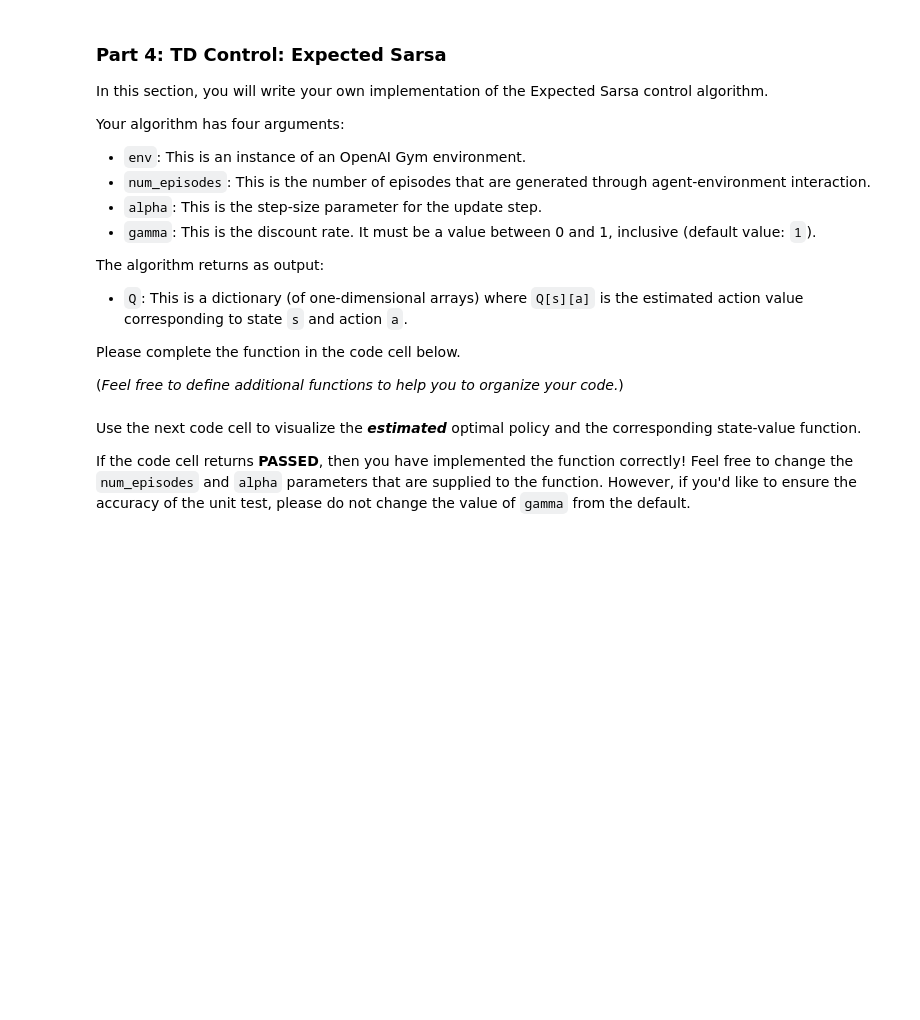
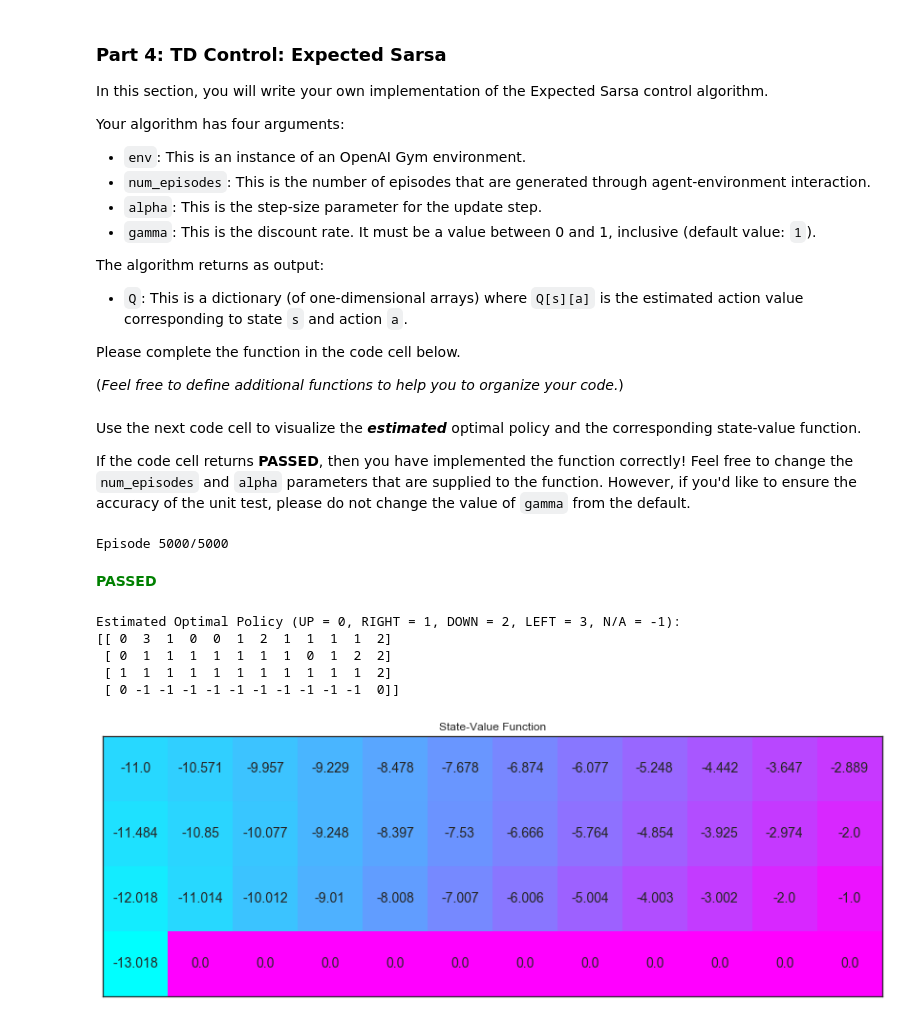
Before and after one commit to AprilYoungs/Deep-learning, a Jupyter notebook: RL/tutorials/temporal_diff_method/Temporal_Difference.ipynb, the cells around one changed output. Cells and saved outputs as stored; diff of their text form; code cells hidden in the pictures; blank space fills up the shorter version.

```diff
--- a/RL/tutorials/temporal_diff_method/Temporal_Difference.ipynb
+++ b/RL/tutorials/temporal_diff_method/Temporal_Difference.ipynb
@@ -159,6 +196,20 @@ def sarsa(env, num_episodes, alpha, gamma=1.0):
             sys.stdout.flush()
 
         ## TODO: complete the function
+        # 0~1
+        epsilon = 1/i_episode
+
+        state = env.reset()
+        action = choose_action(Q[state], epsilon, env.nA)
+        t = 0
+        while True:
+            state_new, reward, done, info = env.step(action)
+            action_new = choose_action(Q[state_new], epsilon, env.nA)
+            Q[state][action] += alpha*(reward + gamma*Q[state_new][action_new] - Q[state][action])
+            state, action = state_new, action_new
+            t += 1
+            if done or t > 300:
+                break
 
     return Q
 # %% [markdown]
@@ -207,6 +267,17 @@ def q_learning(env, num_episodes, alpha, gamma=1.0):
             sys.stdout.flush()
 
         ## TODO: complete the function
+        epsilon = max(1-i_episode*0.001, 0)
+        state = env.reset()
+        t = 0
+        while True:
+            action = choose_action(Q[state], epsilon, env.nA)
+            state_new, reward, done, info = env.step(action)
+            Q[state][action] += alpha*(reward + gamma*np.max(Q[state_new]) - Q[state][action])
+            state = state_new
+            t += 1
+            if done or t > 300:
+                break
 
     return Q
 # %% [markdown]
@@ -254,6 +334,18 @@ def expected_sarsa(env, num_episodes, alpha, gamma=1.0):
             sys.stdout.flush()
 
         ## TODO: complete the function
+        epsilon = 1/i_episode
+        state = env.reset()
+        t = 0
+        while True:
+            action = choose_action(Q[state], epsilon, env.nA)
+            state_new, reward, done, info = env.step(action)
+            expacted_sarsa = np.dot(make_policy(Q[state_new], epsilon, env.nA),Q[state_new])
+            Q[state][action] += alpha*(reward + gamma*expacted_sarsa - Q[state][action])
+            state = state_new
+            t += 1
+            if done or t > 300:
+                break
 
     return Q
 # %% [markdown]
@@ -262,13 +354,22 @@ Use the next code cell to visualize the **_estimated_** optimal policy and the c
 If the code cell returns **PASSED**, then you have implemented the function correctly!  Feel free to change the `num_episodes` and `alpha` parameters that are supplied to the function.  However, if you'd like to ensure the accuracy of the unit test, please do not change the value of `gamma` from the default.
 # %%
 # obtain the estimated optimal policy and corresponding action-value function
-Q_expsarsa = expected_sarsa(env, 10000, 1)
+Q_expsarsa = expected_sarsa(env, 5000, 0.1)
 
 # print the estimated optimal policy
 policy_expsarsa = np.array([np.argmax(Q_expsarsa[key]) if key in Q_expsarsa else -1 for key in np.arange(48)]).reshape(4,12)
 check_test.run_check('td_control_check', policy_expsarsa)
 print("\nEstimated Optimal Policy (UP = 0, RIGHT = 1, DOWN = 2, LEFT = 3, N/A = -1):")
 print(policy_expsarsa)
 
 # plot the estimated optimal state-value function
 plot_values([np.max(Q_expsarsa[key]) if key in Q_expsarsa else 0 for key in np.arange(48)])
+# %% [output]
+Episode 5000/5000
+**<span style="color: green;">PASSED</span>**
+Estimated Optimal Policy (UP = 0, RIGHT = 1, DOWN = 2, LEFT = 3, N/A = -1):
+[[ 0  3  1  0  0  1  2  1  1  1  1  2]
+ [ 0  1  1  1  1  1  1  1  0  1  2  2]
+ [ 1  1  1  1  1  1  1  1  1  1  1  2]
+ [ 0 -1 -1 -1 -1 -1 -1 -1 -1 -1 -1  0]]
+[figure, added]
```
Also changed, not shown: parts of 10 cells of this notebook, 4 other files.
